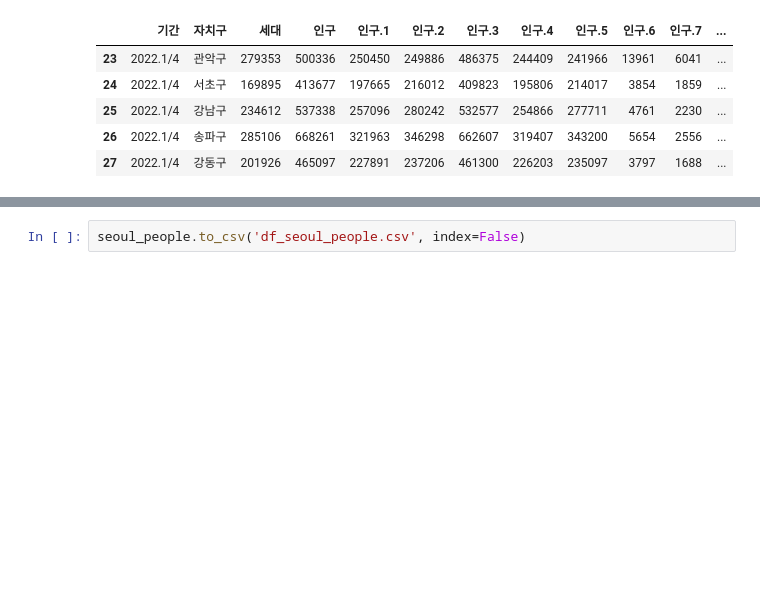
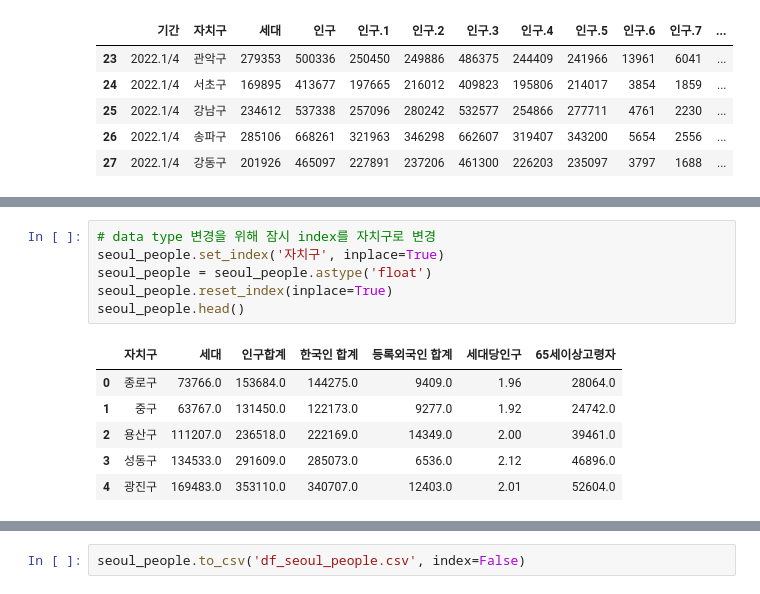
Before and after one commit to Jihwan98/aivle_school, a Jupyter notebook: 2023.02.13_미니프로젝트1차_실습자료/1.3 데이터 불러오기 및 분석(EDA)_1차_주민등록데이터.ipynb, the cells around one changed output, grey strips where cells are left out. Saved outputs shown, nothing was run; the diff lists cells and outputs as text; blank space fills up the shorter version.

```diff
--- a/2023.02.13_미니프로젝트1차_실습자료/1.3 데이터 불러오기 및 분석(EDA)_1차_주민등록데이터.ipynb
+++ b/2023.02.13_미니프로젝트1차_실습자료/1.3 데이터 불러오기 및 분석(EDA)_1차_주민등록데이터.ipynb
@@ -169,0 +182,13 @@ See the caveats in the documentation: https://pandas.pydata.org/pandas-docs/stab
+# %%
+# data type 변경을 위해 잠시 index를 자치구로 변경
+seoul_people.set_index('자치구', inplace=True)
+seoul_people = seoul_people.astype('float')
+seoul_people.reset_index(inplace=True)
+seoul_people.head()
+# %% [output]
+|  | 자치구 | 세대 | 인구합계 | 한국인 합계 | 등록외국인 합계 | 세대당인구 | 65세이상고령자 |
+| 0 | 종로구 | 73766.0 | 153684.0 | 144275.0 | 9409.0 | 1.96 | 28064.0 |
+| 1 | 중구 | 63767.0 | 131450.0 | 122173.0 | 9277.0 | 1.92 | 24742.0 |
+| 2 | 용산구 | 111207.0 | 236518.0 | 222169.0 | 14349.0 | 2.00 | 39461.0 |
+| 3 | 성동구 | 134533.0 | 291609.0 | 285073.0 | 6536.0 | 2.12 | 46896.0 |
+| 4 | 광진구 | 169483.0 | 353110.0 | 340707.0 | 12403.0 | 2.01 | 52604.0 |
```
Also changed, not shown: parts of 6 cells of this notebook, 4 other files.
